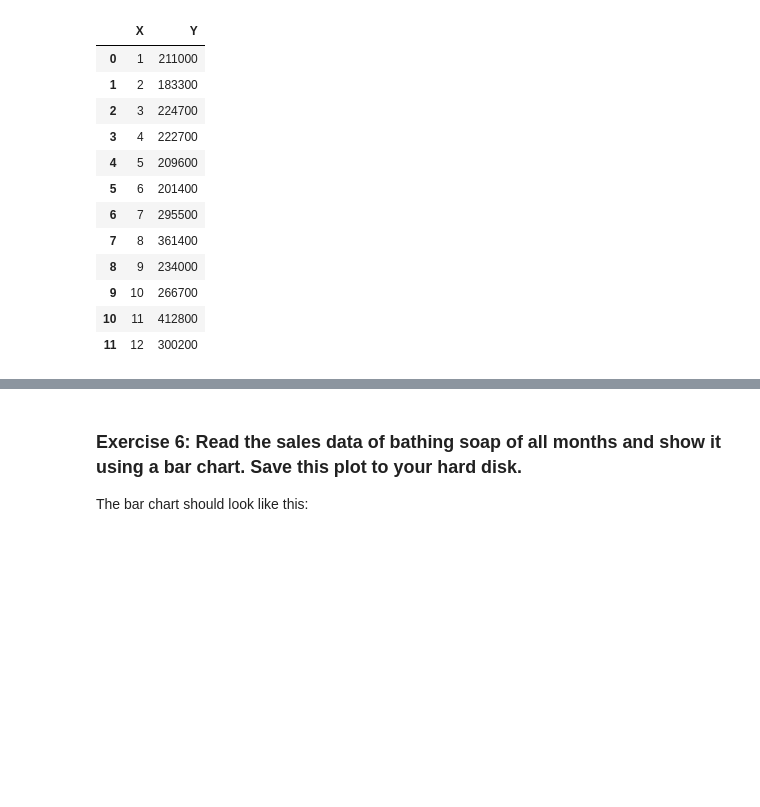
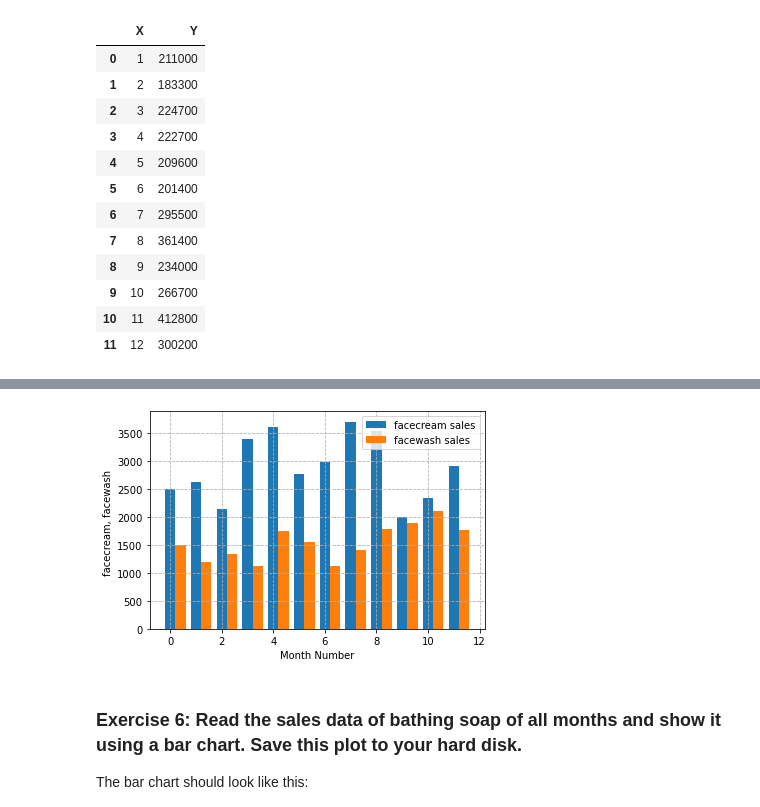
Before and after one commit to BusayoAfolabi12/AI-JAN-2022-EXERCISES, a Jupyter notebook: 08. Matplotlib1/Matplotlib_exercises.ipynb, the cells around one changed output, grey strips where cells are left out. Cells and saved outputs as stored; diff of their text form; code cells hidden in the pictures; blank space fills up the shorter version.

```diff
--- a/08. Matplotlib1/Matplotlib_exercises.ipynb
+++ b/08. Matplotlib1/Matplotlib_exercises.ipynb
@@ -138,3 +152,22 @@ The bar chart should look like this:
+# %%
+# Write your code here
+n=4
+width = 0.4
+r = np.arange(len(df['month_number']))
+plt.bar(r, df['facecream'], width = width, label= 'facecream sales')
+plt.bar(r+width, df['facewash'], width = width, label= 'facewash sales')
+#plt.xsticks(r+width, df['month_number'])
+plt.grid(True, linestyle = '--')
+plt.xlabel('Month Number')
+plt.ylabel('facecream, facewash ')
+plt.legend()
+plt.show()
+
+
+#plt.bar(df['facewash'],['facecream'])
+#plt.bar(df['month_number'], df['facewash'])
+# %% [output]
+[figure, added]
 # %% [markdown]
 ### Exercise 6: Read the sales data of bathing soap of all months and show it using a bar chart. Save this plot to your hard disk.
 The bar chart should look like this:
```
Also changed, not shown: parts of 11 cells of this notebook.
